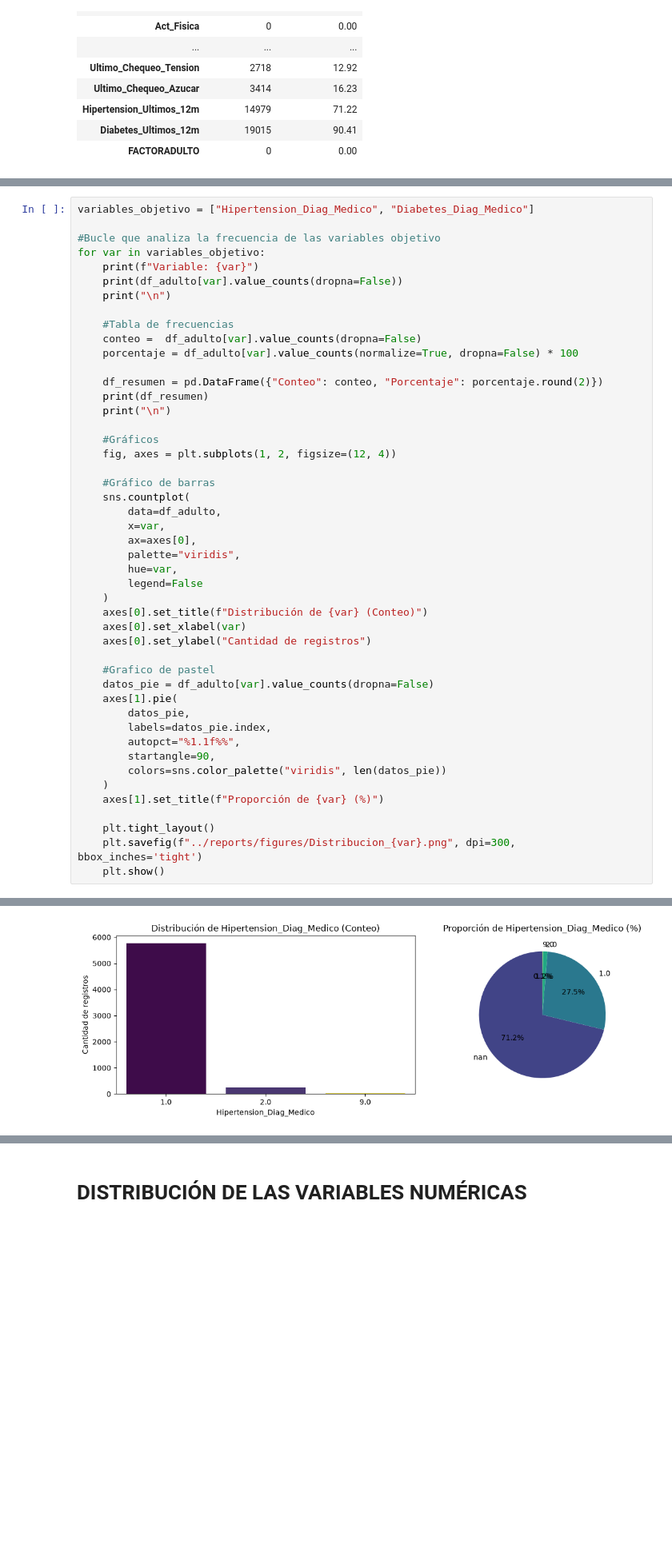
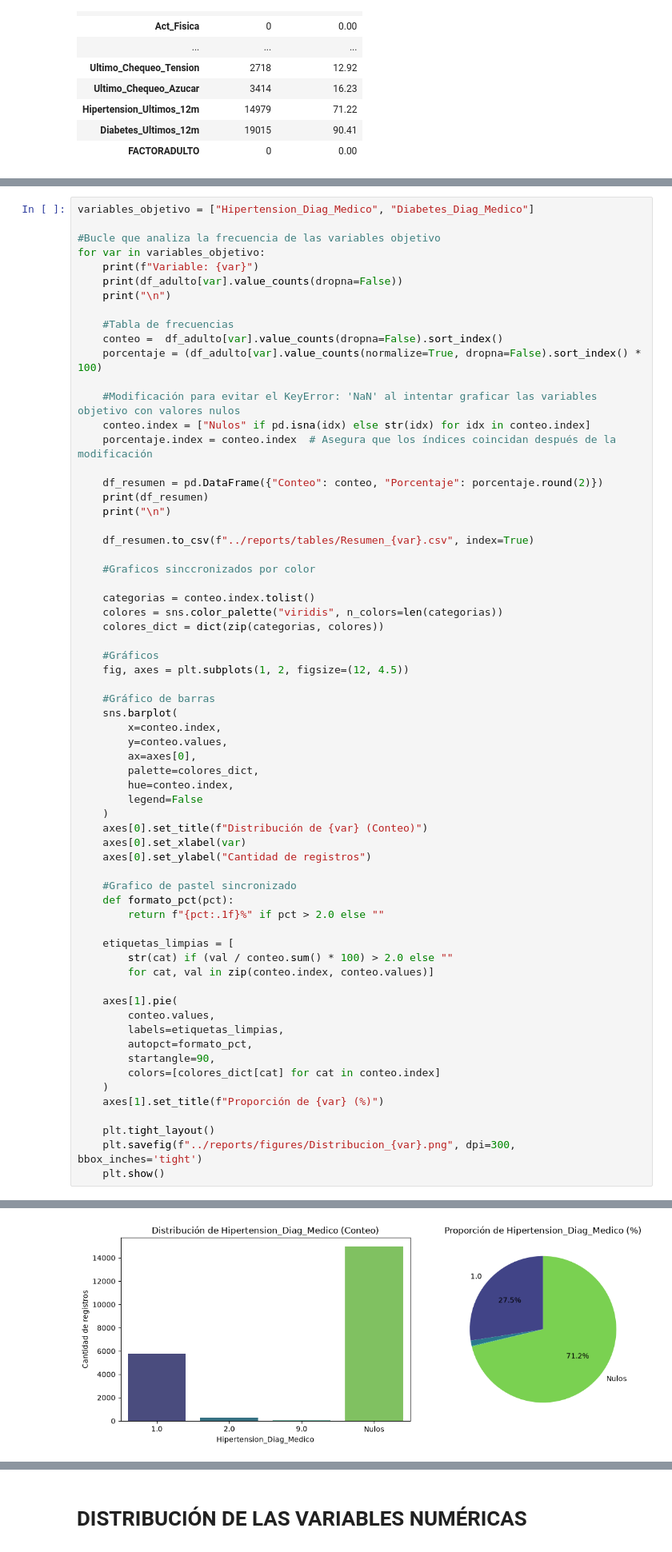
Before and after one commit to aldyvergara22-create/Hypertension-Diabetes-ML-detection, a Jupyter notebook: notebooks/00_Exploración_Datos.ipynb, the cells around one changed output, grey strips where cells are left out. Shown at 80% size. Drawn from its saved outputs; the diff is of its cells as text; blank space fills up the shorter version.

Commit message:
EDA terminado con gráficos modificados con sincrnización de color

```diff
--- a/notebooks/00_Exploración_Datos.ipynb
+++ b/notebooks/00_Exploración_Datos.ipynb
@@ -236,37 +236,55 @@ for var in variables_objetivo:
     print("\n")
 
     #Tabla de frecuencias
-    conteo =  df_adulto[var].value_counts(dropna=False)
-    porcentaje = df_adulto[var].value_counts(normalize=True, dropna=False) * 100
+    conteo =  df_adulto[var].value_counts(dropna=False).sort_index()
+    porcentaje = (df_adulto[var].value_counts(normalize=True, dropna=False).sort_index() * 100)
+
+    #Modificación para evitar el KeyError: 'NaN' al intentar graficar las variables objetivo con valores nulos
+    conteo.index = ["Nulos" if pd.isna(idx) else str(idx) for idx in conteo.index]
+    porcentaje.index = conteo.index  # Asegura que los índices coincidan después de la modificación
 
     df_resumen = pd.DataFrame({"Conteo": conteo, "Porcentaje": porcentaje.round(2)})
     print(df_resumen)
     print("\n")
 
+    df_resumen.to_csv(f"../reports/tables/Resumen_{var}.csv", index=True)
+
+    #Graficos sinccronizados por color
+
+    categorias = conteo.index.tolist()
+    colores = sns.color_palette("viridis", n_colors=len(categorias))
+    colores_dict = dict(zip(categorias, colores))
+
     #Gráficos
-    fig, axes = plt.subplots(1, 2, figsize=(12, 4))
+    fig, axes = plt.subplots(1, 2, figsize=(12, 4.5))
 
     #Gráfico de barras
-    sns.countplot(
-        data=df_adulto,
-        x=var,
+    sns.barplot(
+        x=conteo.index,
+        y=conteo.values,
         ax=axes[0],
-        palette="viridis",
-        hue=var,
+        palette=colores_dict,
+        hue=conteo.index,
         legend=False
     )
     axes[0].set_title(f"Distribución de {var} (Conteo)")
     axes[0].set_xlabel(var)
     axes[0].set_ylabel("Cantidad de registros")
 
-    #Grafico de pastel
-    datos_pie = df_adulto[var].value_counts(dropna=False)
+    #Grafico de pastel sincronizado
+    def formato_pct(pct):
+        return f"{pct:.1f}%" if pct > 2.0 else ""
+
+    etiquetas_limpias = [
+        str(cat) if (val / conteo.sum() * 100) > 2.0 else ""
+        for cat, val in zip(conteo.index, conteo.values)]
+
     axes[1].pie(
-        datos_pie,
-        labels=datos_pie.index,
-        autopct="%1.1f%%",
+        conteo.values,
+        labels=etiquetas_limpias,
+        autopct=formato_pct,
         startangle=90,
-        colors=sns.color_palette("viridis", len(datos_pie))
+        colors=[colores_dict[cat] for cat in conteo.index]
     )
     axes[1].set_title(f"Proporción de {var} (%)")
 
@@ -292,4 +309,4 @@ NaN                        14979       71.22
-[figure, old version]
+[figure, new version]
 Variable: Diabetes_Diag_Medico
 Diabetes_Diag_Medico
 NaN    19015
```
Also changed, not shown: parts of 17 cells of this notebook, 52 other files.
